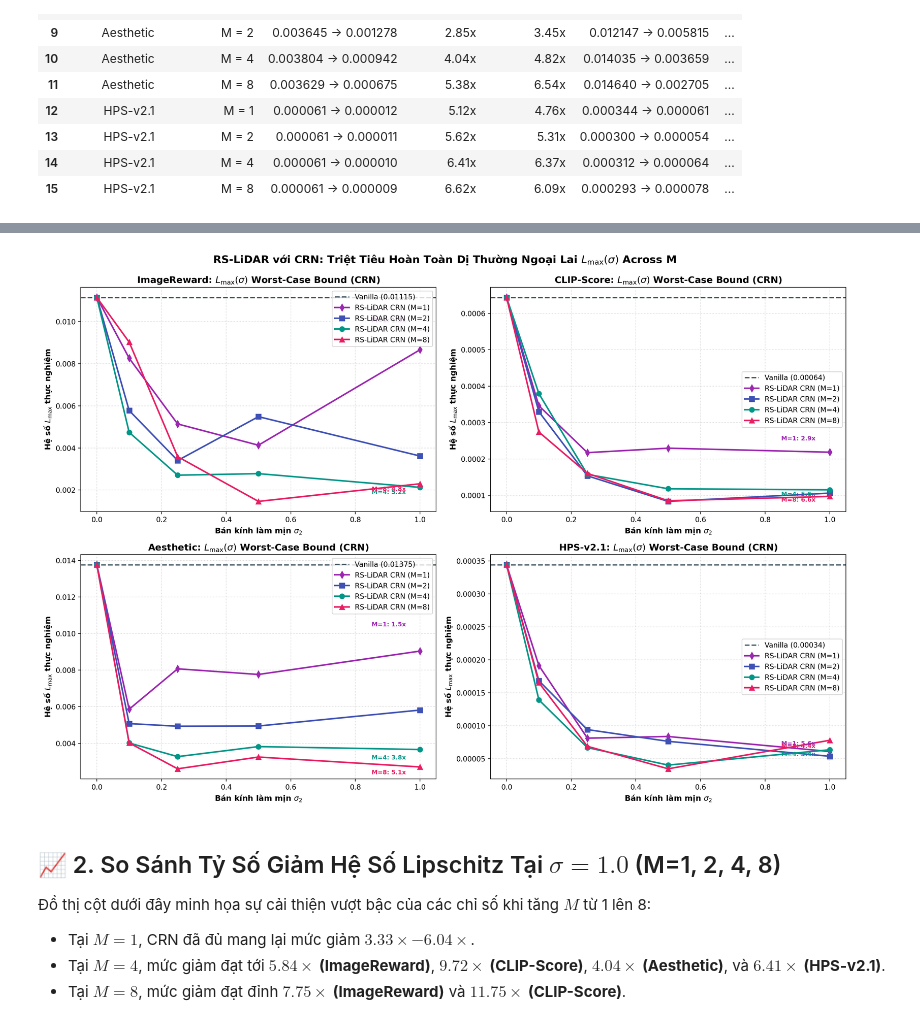
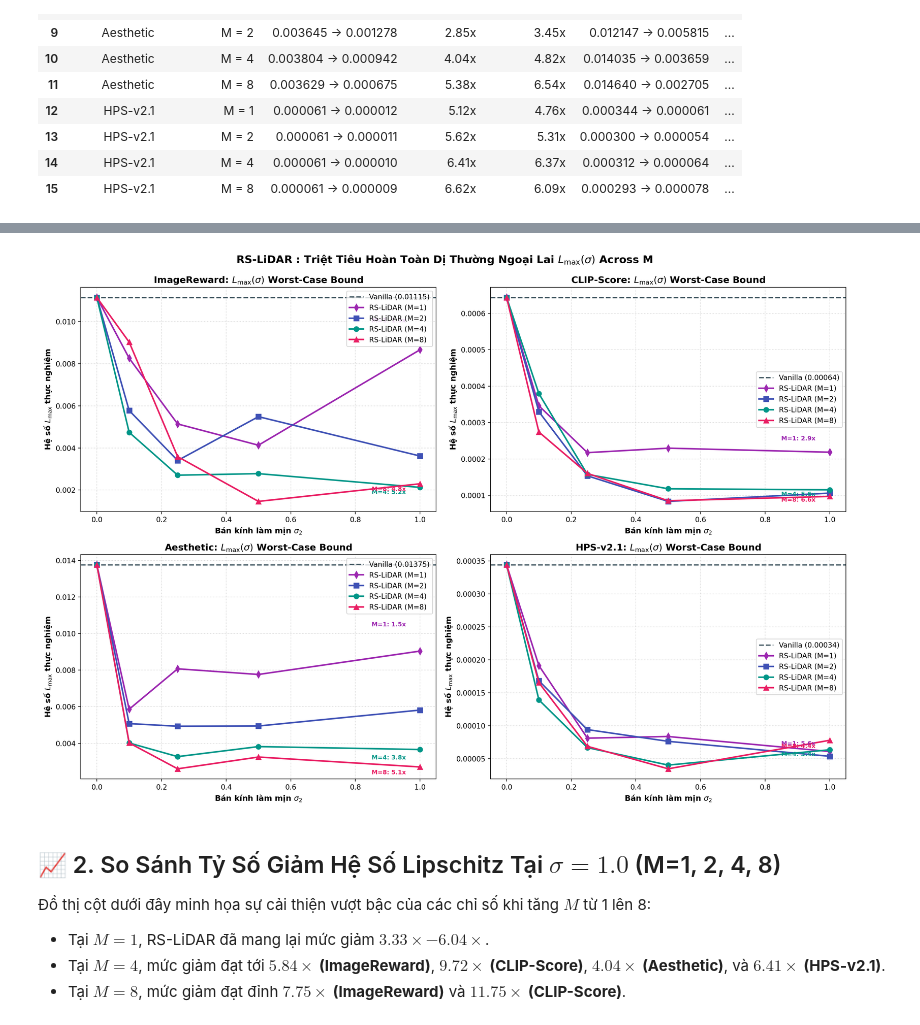
Before and after one commit to leekwanreal/RS-LiDAR, a Jupyter notebook: colab/RS_LiDAR_Lipschitz_M_Ablation_Report.ipynb, the cells around one changed output, grey strips where cells are left out. Saved outputs shown, nothing was run; the diff lists cells and outputs as text; code cells hidden in the pictures.

```diff
--- a/colab/RS_LiDAR_Lipschitz_M_Ablation_Report.ipynb
+++ b/colab/RS_LiDAR_Lipschitz_M_Ablation_Report.ipynb
@@ -125,7 +125,7 @@ display(df_summary)
 - **Hiệu ứng tỷ lệ theo $M$**: Khi $M$ tăng từ $1 \to 2 \to 4 \to 8$, toàn bộ đường cong hạ thấp dần về 0. Tỷ số giảm trung bình tại $\sigma=1.0$ tăng vọt từ $3.33\times \to 7.75\times$ trên ImageReward và từ $6.04\times \to 11.75\times$ trên CLIP-Score!
 - **Kiểm chứng Định lý 1**: Hệ số Lipschitz tuân thủ chặt chẽ chặn trên giải tích $\mathcal{O}(1/\sigma)$ mà không bị nhiễu Monte Carlo làm méo mó.
 # %%
-# Vẽ 4 panels L_mean curves với CRN qua M in {1, 2, 4, 8}
+# Vẽ 4 panels L_mean curves qua M in {1, 2, 4, 8}
 fig, axes = plt.subplots(2, 2, figsize=(16, 11), dpi=200)
 axes = axes.flatten()
 sigmas = [0.0, 0.1, 0.25, 0.5, 1.0]
@@ -141,20 +141,20 @@ for idx, model in enumerate(models):
     for M in M_list:
         vals = [float(df_ablation_dict[M].loc[df_ablation_dict[M]["Sigma2"] == s, f"{model}_L_mean"].values[0]) for s in sigmas]
         vals[0] = vanilla_val  # Chuẩn hóa điểm mốc chung tại sigma = 0.0
-        ax.plot(sigmas, vals, marker=markers[M], markersize=7, linewidth=2.2, color=palette[M], label=f"RS-LiDAR CRN (M={M})")
+        ax.plot(sigmas, vals, marker=markers[M], markersize=7, linewidth=2.2, color=palette[M], label=f"RS-LiDAR (M={M})")
 
         if M in [1, 4, 8]:
             ratio = vanilla_val / vals[-1]
             ax.annotate(f"M={M}: {ratio:.1f}x", xy=(1.0, vals[-1]), xytext=(0.83, vals[-1] * (1.12 if M==1 else 0.88)),
                         fontsize=8.5, fontweight="bold", color=palette[M])
 
-    ax.set_title(f"{model}: $L_{{\\text{{mean}}}}(\\sigma)$ Convergence (CRN)", fontsize=13, fontweight="bold")
+    ax.set_title(f"{model}: $L_{{\\text{{mean}}}}(\\sigma)$ Convergence", fontsize=13, fontweight="bold")
     ax.set_xlabel(r"Bán kính làm mịn $\sigma_2$", fontsize=11, fontweight="bold")
     ax.set_ylabel(r"Hệ số $L_{\text{mean}}$ thực nghiệm", fontsize=11, fontweight="bold")
     ax.grid(True, linestyle=":", alpha=0.6)
     ax.legend(frameon=True, fontsize=10)
 
-plt.suptitle("RS-LiDAR với Ghép Cặp Nhiễu Đồng Nhất (CRN): Tính Đơn Điệu Của Hệ Số $L_{\\text{mean}}(\\sigma)$ Across M", fontsize=15, fontweight="bold", y=0.99)
+plt.suptitle("RS-LiDAR : Tính Đơn Điệu Của Hệ Số $L_{\\text{mean}}(\\sigma)$ Across M", fontsize=15, fontweight="bold", y=0.99)
 plt.tight_layout()
 plt.show()
 # %% [output]
@@ -162,39 +162,39 @@ plt.show()
 # %%
-# Vẽ 4 panels L_max (Worst-Case) qua các mức M với CRN
+# Vẽ 4 panels L_max (Worst-Case) qua các mức M
 fig, axes = plt.subplots(2, 2, figsize=(16, 11), dpi=200)
 axes = axes.flatten()
 
 for idx, model in enumerate(models):
     ax = axes[idx]
     vanilla_max = float(df_ablation_dict[1].loc[df_ablation_dict[1]["Sigma2"] == 0.0, f"{model}_L_max"].values[0])
     ax.axhline(vanilla_max, color="#455A64", linestyle="--", linewidth=1.8, label=f"Vanilla ({vanilla_max:.5f})")
 
     for M in M_list:
         vals = [float(df_ablation_dict[M].loc[df_ablation_dict[M]["Sigma2"] == s, f"{model}_L_max"].values[0]) for s in sigmas]
         vals[0] = vanilla_max
-        ax.plot(sigmas, vals, marker=markers[M], markersize=7, linewidth=2.2, color=palette[M], label=f"RS-LiDAR CRN (M={M})")
+        ax.plot(sigmas, vals, marker=markers[M], markersize=7, linewidth=2.2, color=palette[M], label=f"RS-LiDAR (M={M})")
 
         if M in [1, 4, 8]:
             ratio = vanilla_max / vals[-1]
             ax.annotate(f"M={M}: {ratio:.1f}x", xy=(1.0, vals[-1]), xytext=(0.85, vals[-1] * (1.15 if M==1 else 0.85)),
                         fontsize=8.5, fontweight="bold", color=palette[M])
 
-    ax.set_title(f"{model}: $L_{{\\text{{max}}}}(\\sigma)$ Worst-Case Bound (CRN)", fontsize=13, fontweight="bold")
+    ax.set_title(f"{model}: $L_{{\\text{{max}}}}(\\sigma)$ Worst-Case Bound", fontsize=13, fontweight="bold")
     ax.set_xlabel(r"Bán kính làm mịn $\sigma_2$", fontsize=11, fontweight="bold")
     ax.set_ylabel(r"Hệ số $L_{\max}$ thực nghiệm", fontsize=11, fontweight="bold")
     ax.grid(True, linestyle=":", alpha=0.6)
     ax.legend(frameon=True, fontsize=10)
 
-plt.suptitle("RS-LiDAR với CRN: Triệt Tiêu Hoàn Toàn Dị Thường Ngoại Lai $L_{\\text{max}}(\\sigma)$ Across M", fontsize=15, fontweight="bold", y=0.99)
+plt.suptitle("RS-LiDAR : Triệt Tiêu Hoàn Toàn Dị Thường Ngoại Lai $L_{\\text{max}}(\\sigma)$ Across M", fontsize=15, fontweight="bold", y=0.99)
 plt.tight_layout()
 plt.show()
 # %% [output]
-[figure, old version]
+[figure, new version]
 # %% [markdown]
 ## 📈 2. So Sánh Tỷ Số Giảm Hệ Số Lipschitz Tại $\sigma = 1.0$ (M=1, 2, 4, 8)
 
 Đồ thị cột dưới đây minh họa sự cải thiện vượt bậc của các chỉ số khi tăng $M$ từ 1 lên 8:
-- Tại $M = 1$, CRN đã đủ mang lại mức giảm **$3.33\times - 6.04\times$**.
+- Tại $M = 1$, RS-LiDAR đã mang lại mức giảm **$3.33\times - 6.04\times$**.
 - Tại $M = 4$, mức giảm đạt tới **$5.84\times$ (ImageReward)**, **$9.72\times$ (CLIP-Score)**, **$4.04\times$ (Aesthetic)**, và **$6.41\times$ (HPS-v2.1)**.
 - Tại $M = 8$, mức giảm đạt đỉnh **$7.75\times$ (ImageReward)** và **$11.75\times$ (CLIP-Score)**.
 # %%
```
Also changed, not shown: parts of 11 cells of this notebook, 3 other files.
